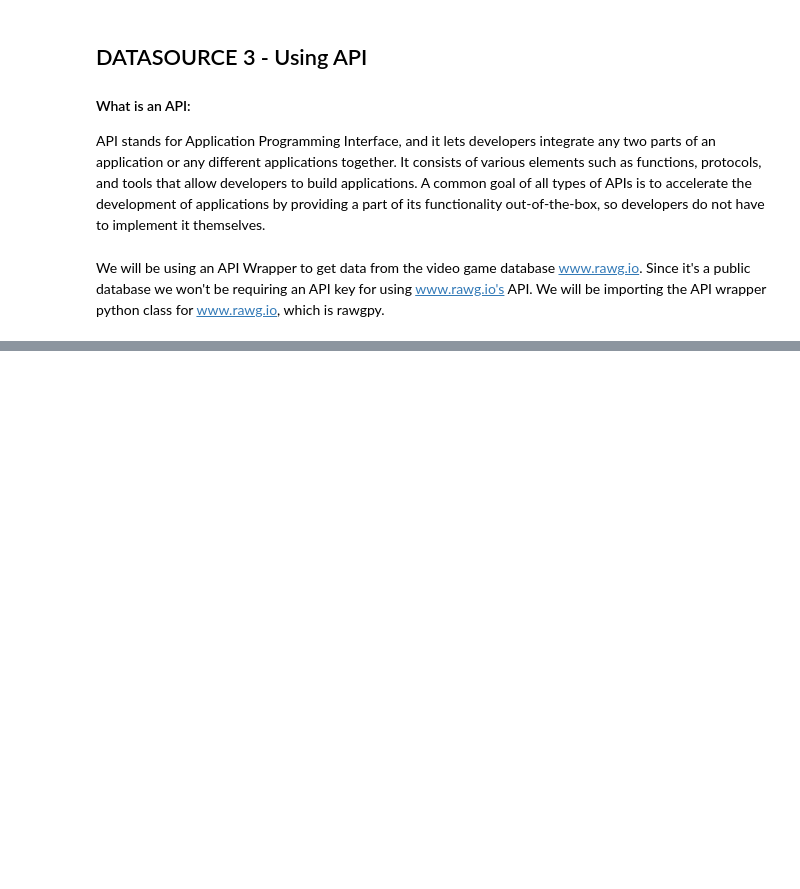
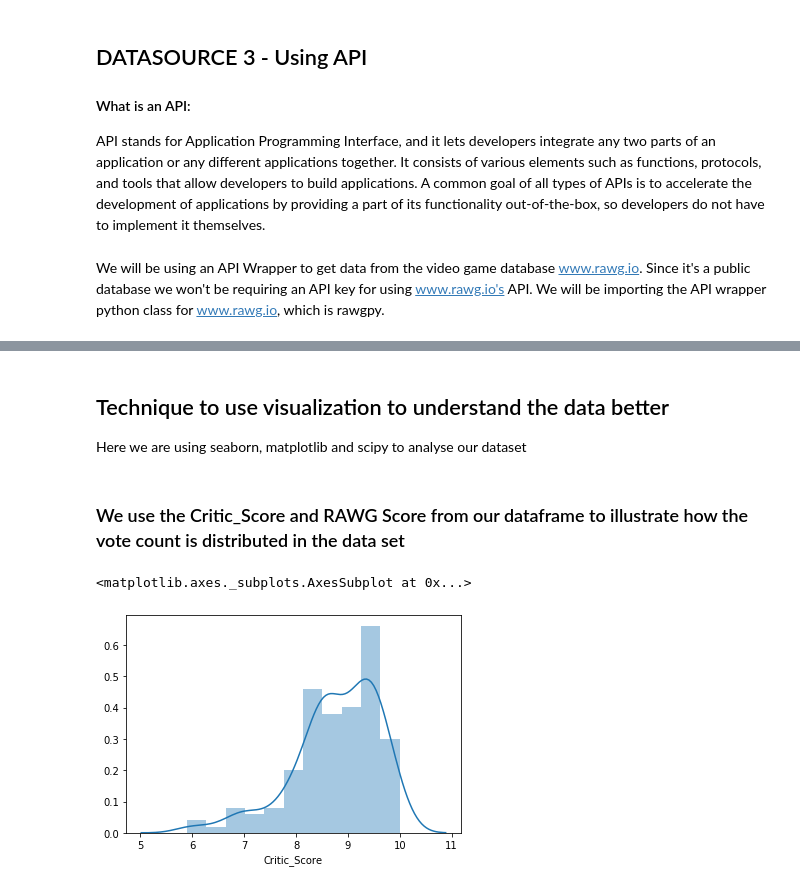
Before and after one commit to ashwinjohn3/WebScrapingOriginal, a Jupyter notebook: Assignment1.ipynb, the cells around one changed output, grey strips where cells are left out. Saved outputs shown, nothing was run; the diff lists cells and outputs as text; code cells hidden in the pictures; blank space fills up the shorter version.

```diff
--- a/Assignment1.ipynb
+++ b/Assignment1.ipynb
@@ -315,0 +378,5 @@ result
+# %%
+gameData.drop(['ESRB_Rating','Platform_x', 'Publisher_x','Developer',
+          'User_Score', 'Total_Shipped', 'Global_Sales', 'NA_Sales',
+          'PAL_Sales', 'JP_Sales', 'Other_Sales'], axis=1, inplace= True)
+gameData.dropna(axis=0, how='any', thresh=None, subset=None, inplace=True)
@@ -315,0 +421,4 @@ result
+# %% [markdown]
+## Technique to use visualization to understand the data better
+
+Here we are using seaborn, matplotlib and scipy to analyse our dataset
@@ -315,0 +434,9 @@ result
+# %% [markdown]
+### We use the Critic_Score and RAWG Score from our dataframe to illustrate how the vote count is distributed in the data set
+# %%
+critic = gameData['Critic_Score']
+
+sns.distplot(critic)
+# %% [output]
+<matplotlib.axes._subplots.AxesSubplot at 0x...>
+[figure, added]
```
Also changed, not shown: parts of 38 cells of this notebook.
